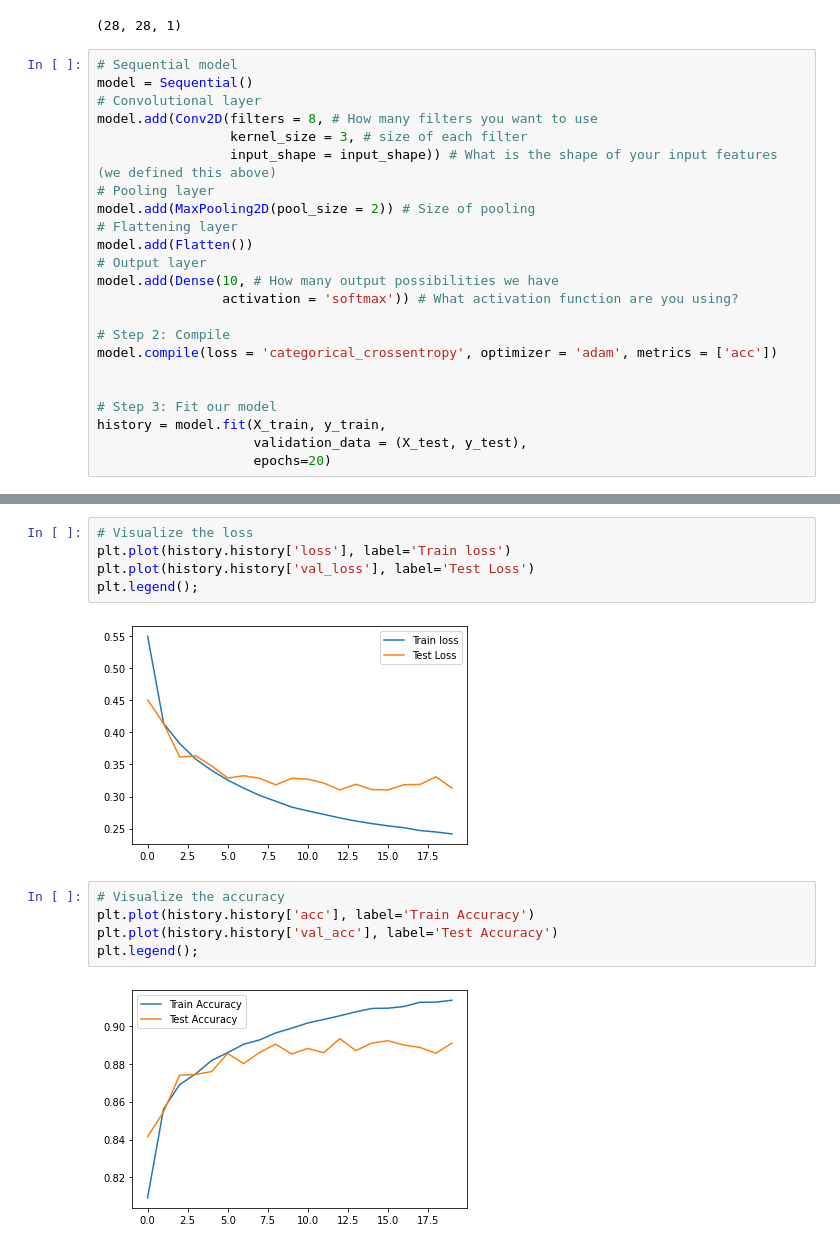
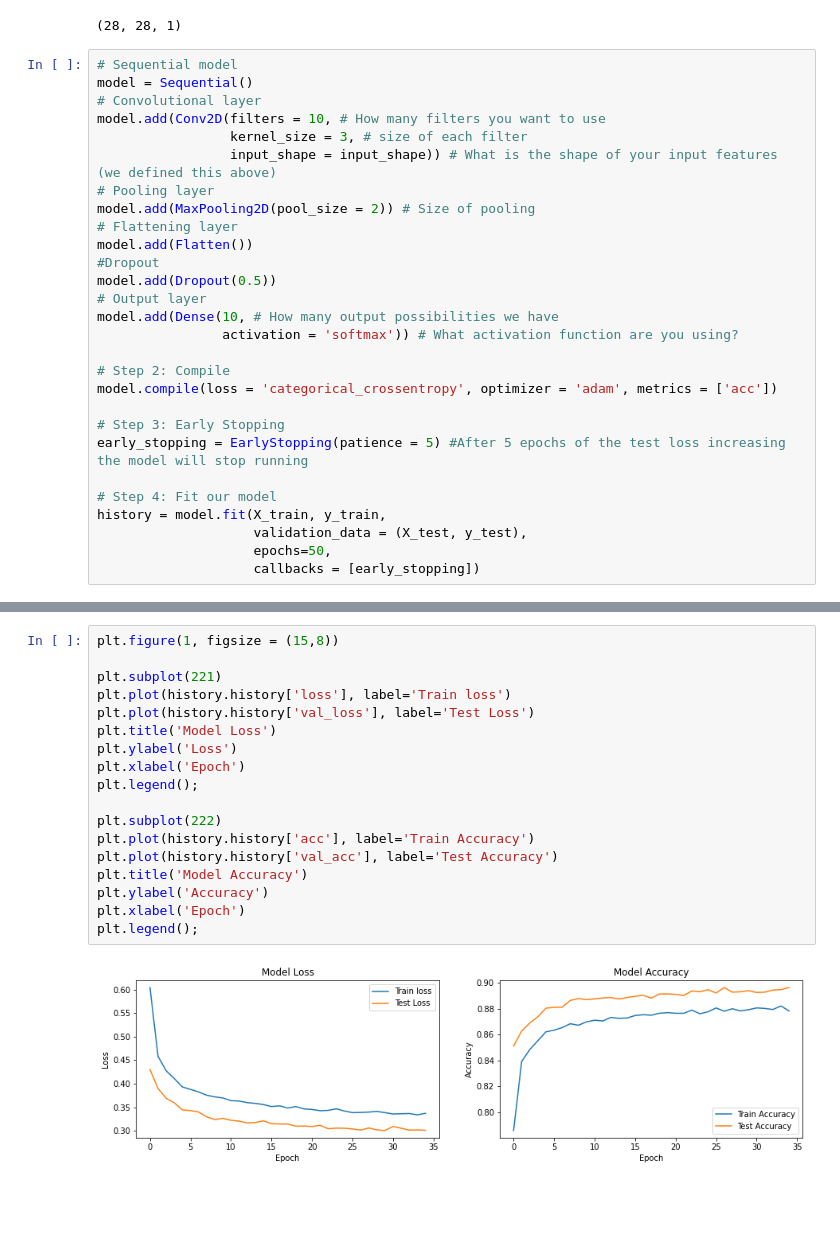
Before and after one commit to Savvy-Slowley/Fashion-MNIST-CNN-, a Jupyter notebook: Fashion_MNIST(CNN).ipynb, the cells around one changed output, grey strips where cells are left out. Cells and saved outputs as stored; diff of their text form; blank space fills up the shorter version.

```diff
--- a/Fashion_MNIST(CNN).ipynb
+++ b/Fashion_MNIST(CNN).ipynb
@@ -58,13 +82,15 @@ input_shape
 # Sequential model
 model = Sequential()
 # Convolutional layer
-model.add(Conv2D(filters = 8, # How many filters you want to use
+model.add(Conv2D(filters = 10, # How many filters you want to use
                  kernel_size = 3, # size of each filter
                  input_shape = input_shape)) # What is the shape of your input features (we defined this above)
 # Pooling layer
 model.add(MaxPooling2D(pool_size = 2)) # Size of pooling
 # Flattening layer
 model.add(Flatten())
+#Dropout
+model.add(Dropout(0.5))
 # Output layer
 model.add(Dense(10, # How many output possibilities we have
                 activation = 'softmax')) # What activation function are you using?
@@ -72,9 +98,12 @@ model.add(Dense(10, # How many output possibilities we have
 # Step 2: Compile
 model.compile(loss = 'categorical_crossentropy', optimizer = 'adam', metrics = ['acc'])
 
+# Step 3: Early Stopping
+early_stopping = EarlyStopping(patience = 5) #After 5 epochs of the test loss increasing the model will stop running
 
-# Step 3: Fit our model
+# Step 4: Fit our model
 history = model.fit(X_train, y_train,
                     validation_data = (X_test, y_test),
-                    epochs=20)
+                    epochs=50,
+                    callbacks = [early_stopping])
 # %% [output]
@@ -98,14 +127,20 @@ Epoch 20/20
-# %%
-# Visualize the loss
-plt.plot(history.history['loss'], label='Train loss')
-plt.plot(history.history['val_loss'], label='Test Loss')
-plt.legend();
-# %% [output]
-[figure, removed]
-# %%
-# Visualize the accuracy
-plt.plot(history.history['acc'], label='Train Accuracy')
-plt.plot(history.history['val_acc'], label='Test Accuracy')
-plt.legend();
-# %% [output]
-[figure, removed]
+# %%
+plt.figure(1, figsize = (15,8))
+
+plt.subplot(221)
+plt.plot(history.history['loss'], label='Train loss')
+plt.plot(history.history['val_loss'], label='Test Loss')
+plt.title('Model Loss')
+plt.ylabel('Loss')
+plt.xlabel('Epoch')
+plt.legend();
+
+plt.subplot(222)
+plt.plot(history.history['acc'], label='Train Accuracy')
+plt.plot(history.history['val_acc'], label='Test Accuracy')
+plt.title('Model Accuracy')
+plt.ylabel('Accuracy')
+plt.xlabel('Epoch')
+plt.legend();
+# %% [output]
+[figure, added]
```
Also changed, not shown: parts of 5 cells of this notebook.
